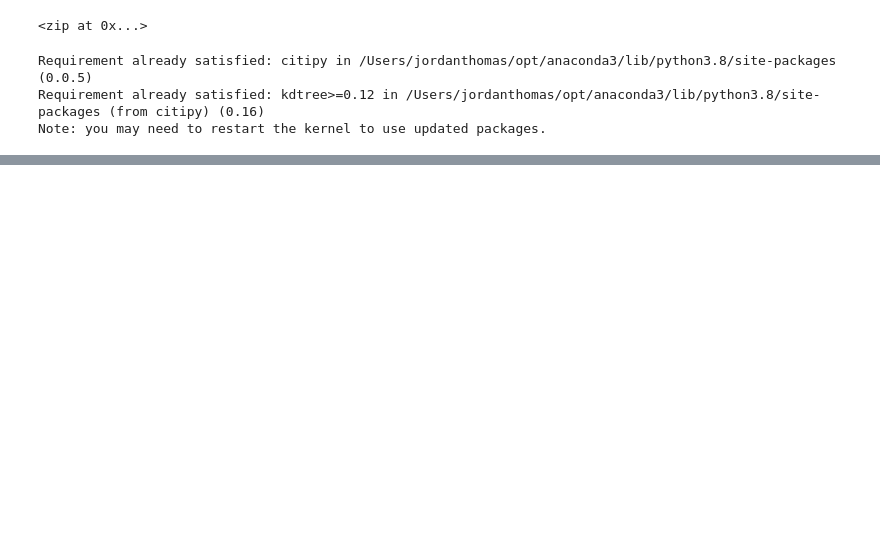
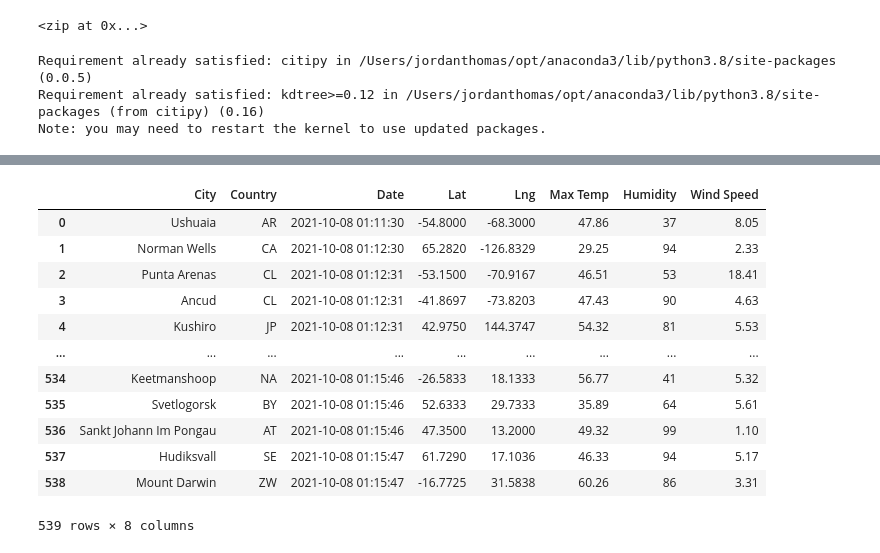
Before and after one commit to Jthomas856/World_Weather_Analysis, a Jupyter notebook: WeatherPy.ipynb, the cells around one changed output, grey strips where cells are left out. Saved outputs shown, nothing was run; the diff lists cells and outputs as text; code cells hidden in the pictures; blank space fills up the shorter version.

```diff
--- a/WeatherPy.ipynb
+++ b/WeatherPy.ipynb
@@ -39,0 +149,18 @@ len(cities)
+# %%
+new_column_order = ["City", "Country", "Date", "Lat", "Lng", "Max Temp", "Humidity", "Wind Speed"]
+city_data_df = city_data_df[new_column_order]
+city_data_df
+# %% [output]
+|  | City | Country | Date | Lat | Lng | Max Temp | Humidity | Wind Speed |
+| 0 | Ushuaia | AR | 2021-10-08 01:11:30 | -54.8000 | -68.3000 | 47.86 | 37 | 8.05 |
+| 1 | Norman Wells | CA | 2021-10-08 01:12:30 | 65.2820 | -126.8329 | 29.25 | 94 | 2.33 |
+| 2 | Punta Arenas | CL | 2021-10-08 01:12:31 | -53.1500 | -70.9167 | 46.51 | 53 | 18.41 |
+| 3 | Ancud | CL | 2021-10-08 01:12:31 | -41.8697 | -73.8203 | 47.43 | 90 | 4.63 |
+| 4 | Kushiro | JP | 2021-10-08 01:12:31 | 42.9750 | 144.3747 | 54.32 | 81 | 5.53 |
+| ... | ... | ... | ... | ... | ... | ... | ... | ... |
+| 534 | Keetmanshoop | NA | 2021-10-08 01:15:46 | -26.5833 | 18.1333 | 56.77 | 41 | 5.32 |
+| 535 | Svetlogorsk | BY | 2021-10-08 01:15:46 | 52.6333 | 29.7333 | 35.89 | 64 | 5.61 |
+| 536 | Sankt Johann Im Pongau | AT | 2021-10-08 01:15:46 | 47.3500 | 13.2000 | 49.32 | 99 | 1.10 |
+| 537 | Hudiksvall | SE | 2021-10-08 01:15:47 | 61.7290 | 17.1036 | 46.33 | 94 | 5.17 |
+| 538 | Mount Darwin | ZW | 2021-10-08 01:15:47 | -16.7725 | 31.5838 | 60.26 | 86 | 3.31 |
+539 rows × 8 columns
```
Also changed, not shown: parts of 7 cells of this notebook, 3 other files.
